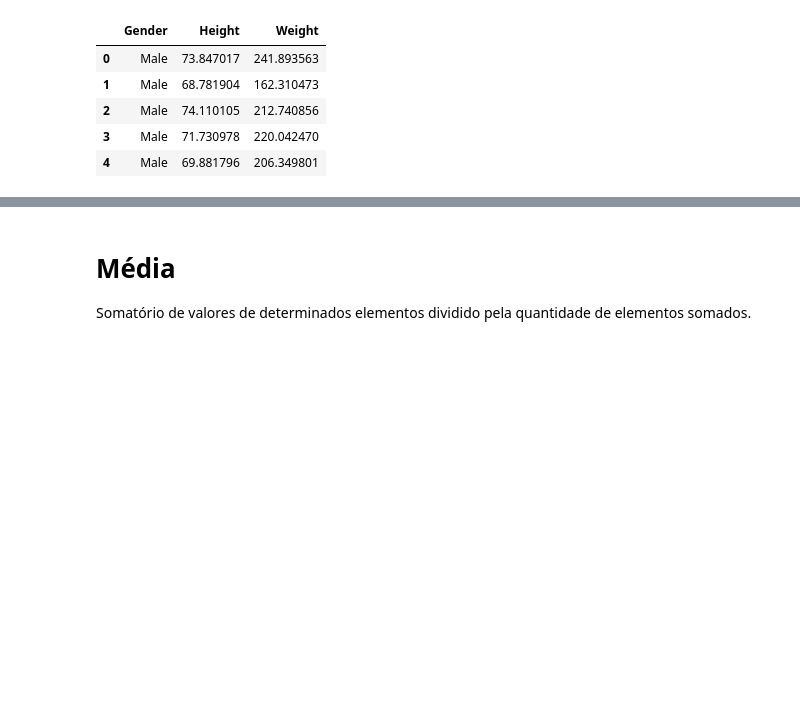
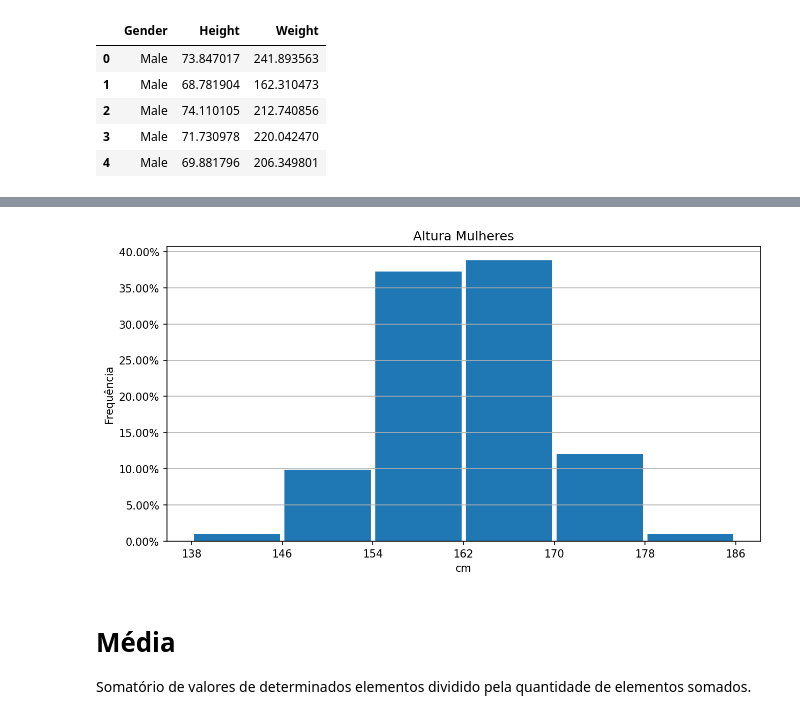
Before and after one commit to phillrog/py-machine-learning, a Jupyter notebook: notebooks/7 - Estatística/04 - Medidas de Dispersão.ipynb, the cells around one changed output, grey strips where cells are left out. Drawn from its saved outputs; the diff is of its cells as text; code cells hidden in the pictures; blank space fills up the shorter version.

Commit message:
calcula a dispersão da altura de mulheres da lista

```diff
--- a/notebooks/7 - Estatística/04 - Medidas de Dispersão.ipynb
+++ b/notebooks/7 - Estatística/04 - Medidas de Dispersão.ipynb
@@ -60,3 +60,8 @@ data.head()
 | 2 | Male | 74.110105 | 212.740856 |
 | 3 | Male | 71.730978 | 220.042470 |
 | 4 | Male | 69.881796 | 206.349801 |
+# %%
+data['Altura cm'] = data['Height']*2.54 # converte polegada para cm
+# %%
+data['Altura cm'] = data['Altura cm'].round(0)
+data.head()
@@ -63,3 +75,9 @@ data.head()
+# %%
+altura_mulheres = data.loc[data['Gender']=='Female']['Altura cm']
+# %%
+gera_histograma(6,altura_mulheres,'Altura Mulheres','cm')
+# %% [output]
+[figure, added]
 # %%
 import statistics as stats
 # %% [markdown]
```
Also changed, not shown: parts of 1 cell of this notebook.
